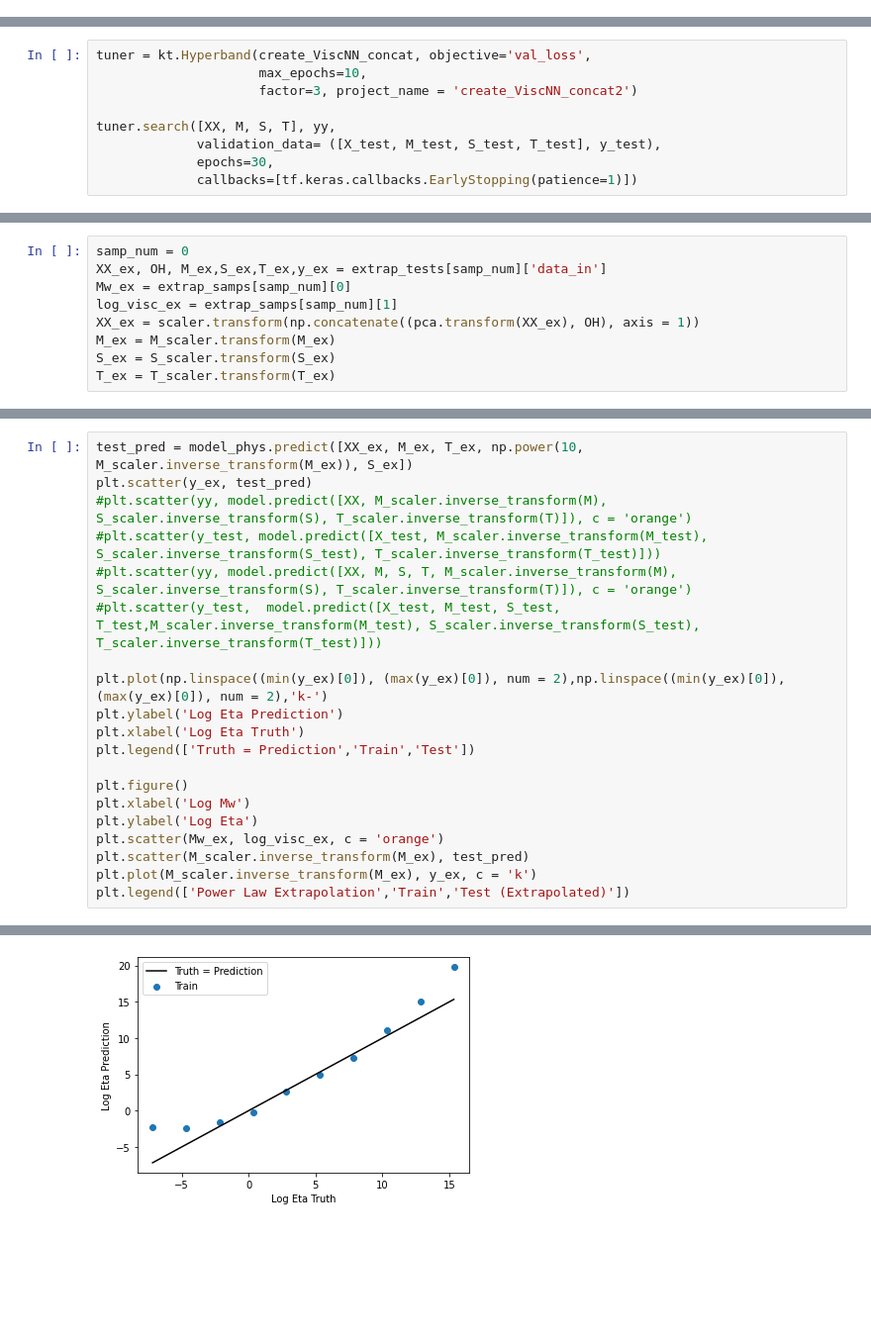
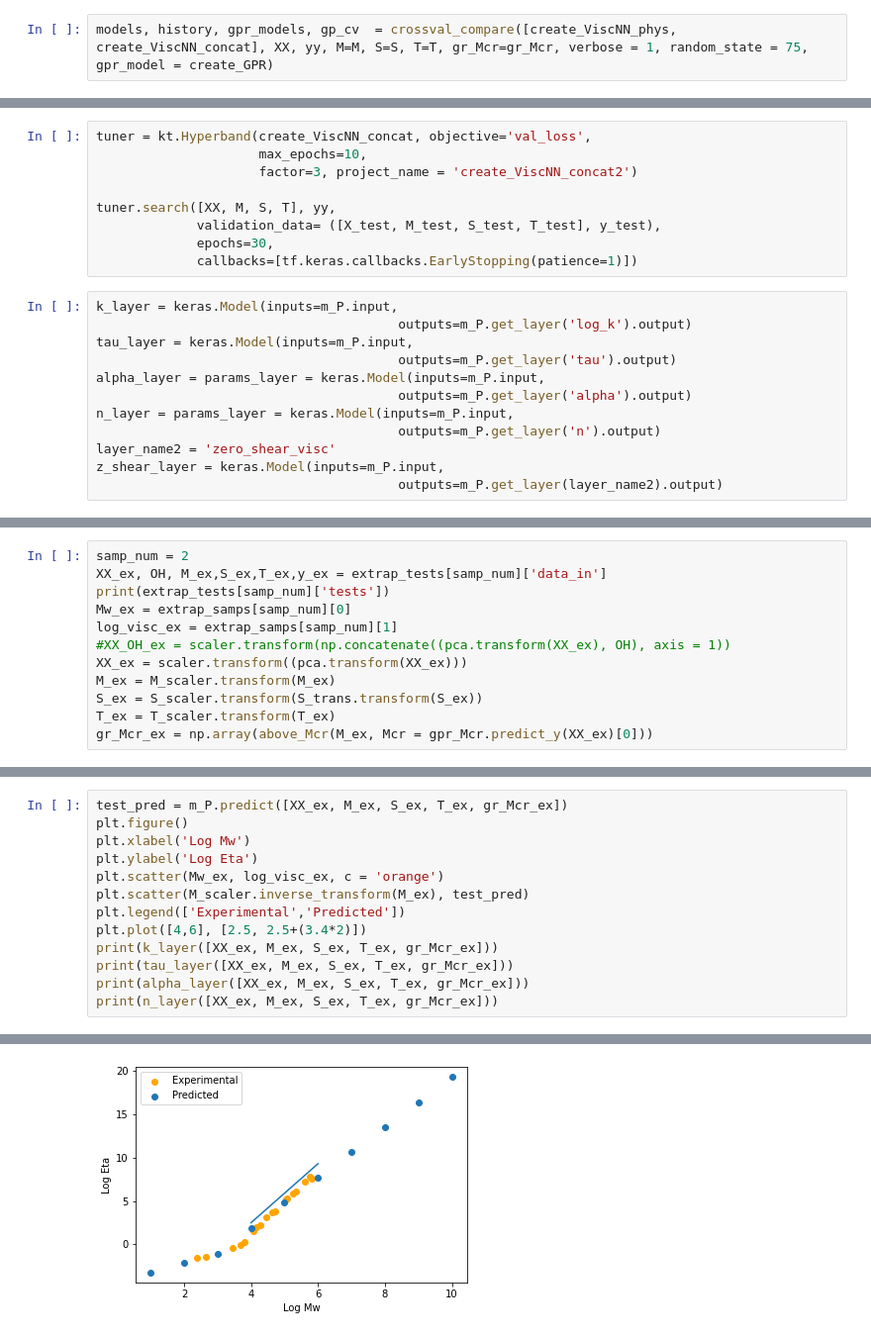
Before and after one commit to ajain300/Melt_Viscosity_Predictor, a Jupyter notebook: viscosityNN.ipynb, the cells around one changed output, grey strips where cells are left out. Shown at 99% size. Drawn from its saved outputs; the diff is of its cells as text; blank space fills up the shorter version.

```diff
--- a/viscosityNN.ipynb
+++ b/viscosityNN.ipynb
@@ -153,0 +132,2 @@ CV MSE error:0.6680560946464539
+# %%
+models, history, gpr_models, gp_cv  = crossval_compare([create_ViscNN_phys, create_ViscNN_concat], XX, yy, M=M, S=S, T=T, gr_Mcr=gr_Mcr, verbose = 1, random_state = 75, gpr_model = create_GPR)
@@ -251,6 +277,18 @@ tuner.search([XX, M, S, T], yy,
              validation_data= ([X_test, M_test, S_test, T_test], y_test),
              epochs=30,
              callbacks=[tf.keras.callbacks.EarlyStopping(patience=1)])
+# %%
+k_layer = keras.Model(inputs=m_P.input,
+                                       outputs=m_P.get_layer('log_k').output)
+tau_layer = keras.Model(inputs=m_P.input,
+                                       outputs=m_P.get_layer('tau').output)
+alpha_layer = params_layer = keras.Model(inputs=m_P.input,
+                                       outputs=m_P.get_layer('alpha').output)
+n_layer = params_layer = keras.Model(inputs=m_P.input,
+                                       outputs=m_P.get_layer('n').output)
+layer_name2 = 'zero_shear_visc'
+z_shear_layer = keras.Model(inputs=m_P.input,
+                                       outputs=m_P.get_layer(layer_name2).output)
 # %%
 #PL_data.head(10)
 extrap_tests = Mw_test(PL_data.copy(), samps = [0,1,2,3,4,5,6,7,8,9,10,11,12])
@@ -271,9 +306,12 @@ extrap_tests = Mw_test(PL_data.copy(), samps = [0,1,2,3,4,5,6,7,8,9,10,11,12])
 # %%
-samp_num = 0
+samp_num = 2
 XX_ex, OH, M_ex,S_ex,T_ex,y_ex = extrap_tests[samp_num]['data_in']
+print(extrap_tests[samp_num]['tests'])
 Mw_ex = extrap_samps[samp_num][0]
 log_visc_ex = extrap_samps[samp_num][1]
-XX_ex = scaler.transform(np.concatenate((pca.transform(XX_ex), OH), axis = 1))
+#XX_OH_ex = scaler.transform(np.concatenate((pca.transform(XX_ex), OH), axis = 1))
+XX_ex = scaler.transform((pca.transform(XX_ex)))
 M_ex = M_scaler.transform(M_ex)
-S_ex = S_scaler.transform(S_ex)
+S_ex = S_scaler.transform(S_trans.transform(S_ex))
 T_ex = T_scaler.transform(T_ex)
+gr_Mcr_ex = np.array(above_Mcr(M_ex, Mcr = gpr_Mcr.predict_y(XX_ex)[0]))
@@ -324,21 +379,14 @@ plt.legend(['Power Law Extrapolation','Train','Test (Extrapolated)'])
 # %%
-test_pred = model_phys.predict([XX_ex, M_ex, T_ex, np.power(10, M_scaler.inverse_transform(M_ex)), S_ex])
-plt.scatter(y_ex, test_pred)
-#plt.scatter(yy, model.predict([XX, M_scaler.inverse_transform(M), S_scaler.inverse_transform(S), T_scaler.inverse_transform(T)]), c = 'orange')
-#plt.scatter(y_test, model.predict([X_test, M_scaler.inverse_transform(M_test), S_scaler.inverse_transform(S_test), T_scaler.inverse_transform(T_test)]))
-#plt.scatter(yy, model.predict([XX, M, S, T, M_scaler.inverse_transform(M), S_scaler.inverse_transform(S), T_scaler.inverse_transform(T)]), c = 'orange')
-#plt.scatter(y_test,  model.predict([X_test, M_test, S_test, T_test,M_scaler.inverse_transform(M_test), S_scaler.inverse_transform(S_test), T_scaler.inverse_transform(T_test)]))
-
-plt.plot(np.linspace((min(y_ex)[0]), (max(y_ex)[0]), num = 2),np.linspace((min(y_ex)[0]), (max(y_ex)[0]), num = 2),'k-')
-plt.ylabel('Log Eta Prediction')
-plt.xlabel('Log Eta Truth')
-plt.legend(['Truth = Prediction','Train','Test'])
-
+test_pred = m_P.predict([XX_ex, M_ex, S_ex, T_ex, gr_Mcr_ex])
 plt.figure()
 plt.xlabel('Log Mw')
 plt.ylabel('Log Eta')
 plt.scatter(Mw_ex, log_visc_ex, c = 'orange')
 plt.scatter(M_scaler.inverse_transform(M_ex), test_pred)
-plt.plot(M_scaler.inverse_transform(M_ex), y_ex, c = 'k')
-plt.legend(['Power Law Extrapolation','Train','Test (Extrapolated)'])
+plt.legend(['Experimental','Predicted'])
+plt.plot([4,6], [2.5, 2.5+(3.4*2)])
+print(k_layer([XX_ex, M_ex, S_ex, T_ex, gr_Mcr_ex]))
+print(tau_layer([XX_ex, M_ex, S_ex, T_ex, gr_Mcr_ex]))
+print(alpha_layer([XX_ex, M_ex, S_ex, T_ex, gr_Mcr_ex]))
+print(n_layer([XX_ex, M_ex, S_ex, T_ex, gr_Mcr_ex]))
 # %% [output]
@@ -346 +410 @@ plt.legend(['Power Law Extrapolation','Train','Test (Extrapolated)'])
-[figure, old version]
+[figure, new version]
```
Also changed, not shown: parts of 52 cells of this notebook, 2 other files.
